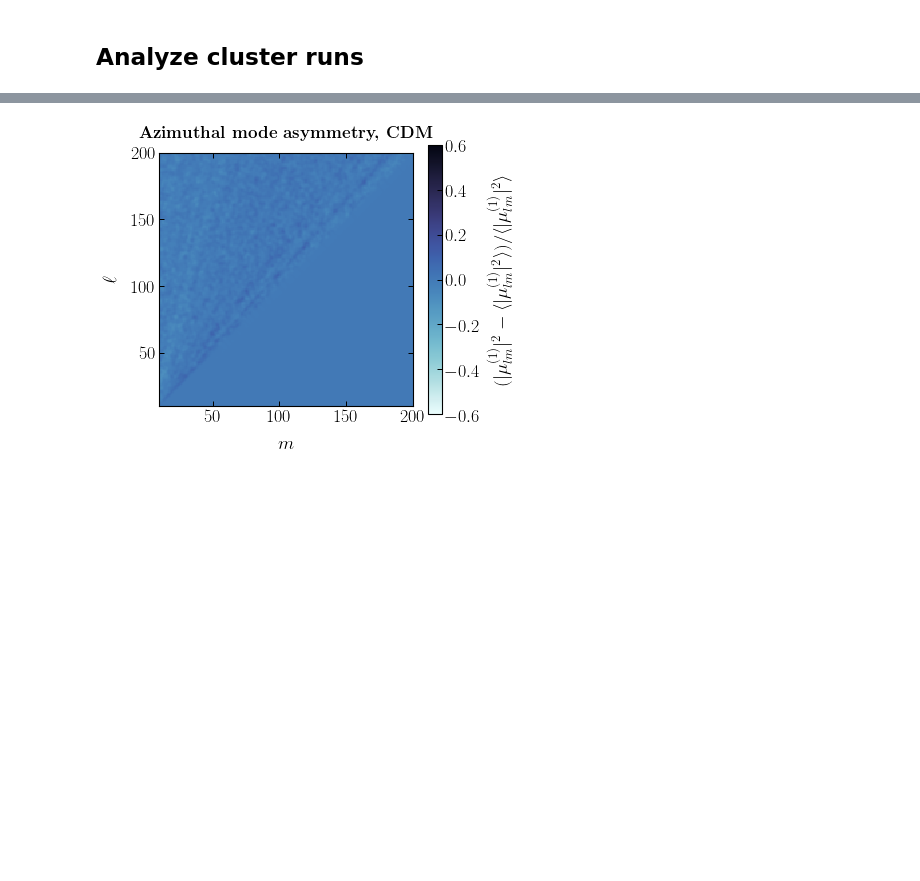
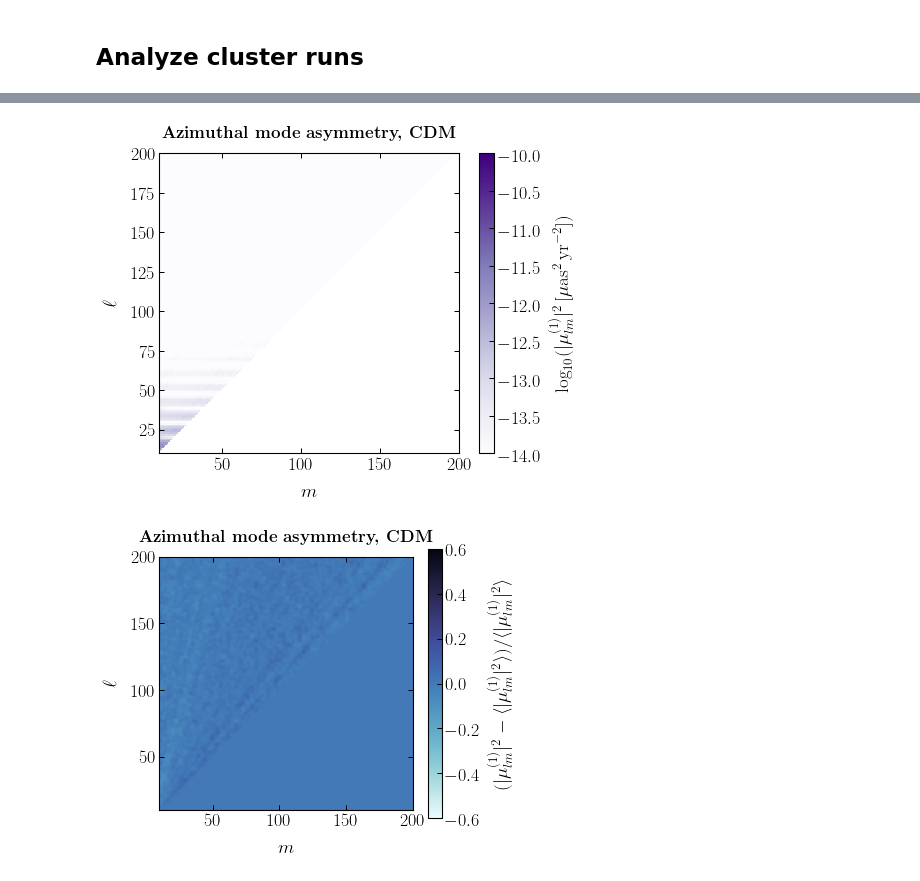
Before and after one commit to smsharma/astrometry-lensing-correlations, a Jupyter notebook: simulation/notebooks/01_subhalo_sample.ipynb, the cells around one changed output, grey strips where cells are left out. Drawn from its saved outputs; the diff is of its cells as text; code cells hidden in the pictures; blank space fills up the shorter version.

```diff
--- a/simulation/notebooks/01_subhalo_sample.ipynb
+++ b/simulation/notebooks/01_subhalo_sample.ipynb
@@ -181,22 +178,24 @@ fB_ary /= nsim
 lmin_plot = 10
 lmax_plot = 200
 # %%
-# rcParams['figure.figsize'] = 7, 5.5
+rcParams['figure.figsize'] = 7, 5.5
 
-# plt.imshow((np.log10((fB_ary)[lmin_plot:lmax_plot,lmin_plot:lmax_plot])),
-#            origin='lower', vmin=-14, vmax=-10,
-#            extent=[lmin_plot,lmax_plot, lmin_plot, lmax_plot],
-#            cmap=plt.get_cmap('Purples')
-#           )
-# cbar = plt.colorbar(label="$\log_{10}(|\mu_{lm}^{(1)}|^2\,[\mu$as$^2$\,yr$^{-2}])$")
+plt.imshow((np.log10((fB_ary)[lmin_plot:lmax_plot,lmin_plot:lmax_plot])),
+           origin='lower', vmin=-14, vmax=-10,
+           extent=[lmin_plot,lmax_plot, lmin_plot, lmax_plot],
+           cmap=plt.get_cmap('Purples')
+          )
+cbar = plt.colorbar(label="$\log_{10}(|\mu_{lm}^{(1)}|^2\,[\mu$as$^2$\,yr$^{-2}])$")
 
-# plt.xlabel("$m$")
-# plt.ylabel("$\ell$")
+plt.xlabel("$m$")
+plt.ylabel("$\ell$")
 
-# plt.title('\\textbf{Azimuthal mode asymmetry, CDM}', fontsize=17, y=1.02)
+plt.title('\\textbf{Azimuthal mode asymmetry, CDM}', fontsize=17, y=1.02)
 
-# plt.tight_layout()
-# # plt.savefig(plots_dir + "m_asymm_1.pdf")
+plt.tight_layout()
+# plt.savefig(plots_dir + "m_asymm_1.pdf")
+# %% [output]
+[figure, added]
 # %%
 fB_ary_compressed = (fB_ary)[lmin_plot:lmax_plot,lmin_plot:lmax_plot]
 # %%
```
Also changed, not shown: parts of 7 cells of this notebook, 23 other files.
